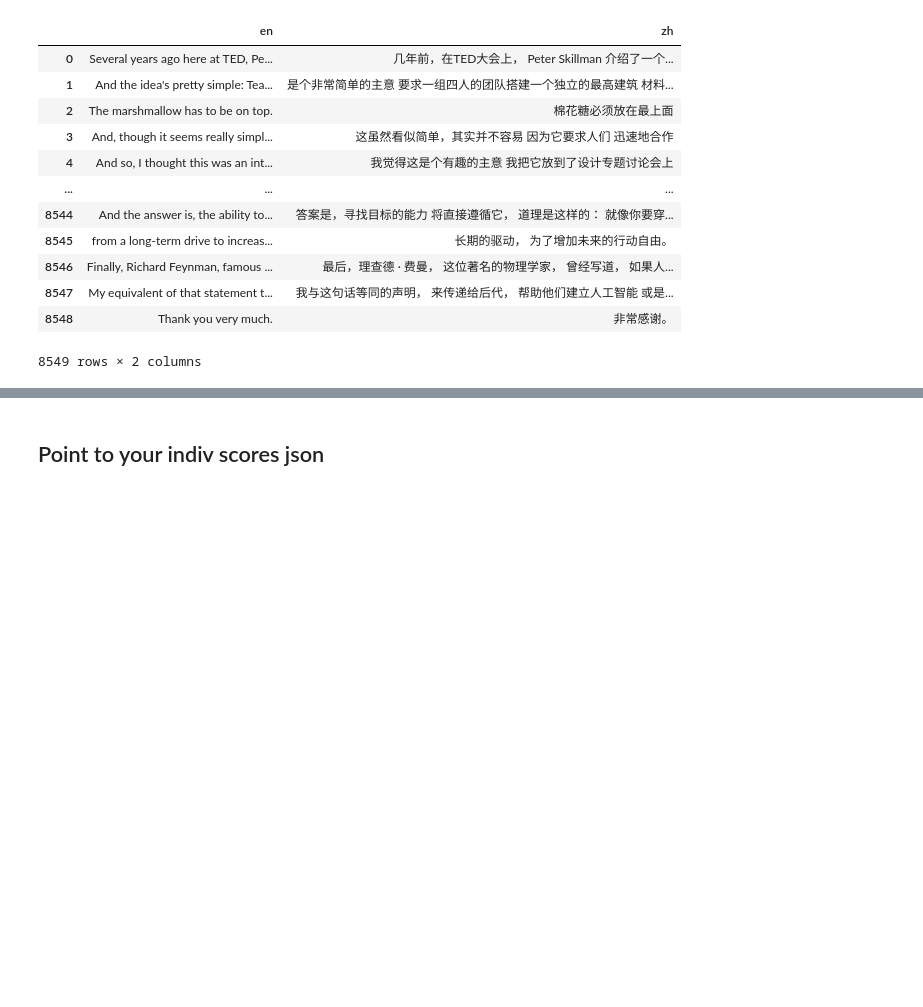
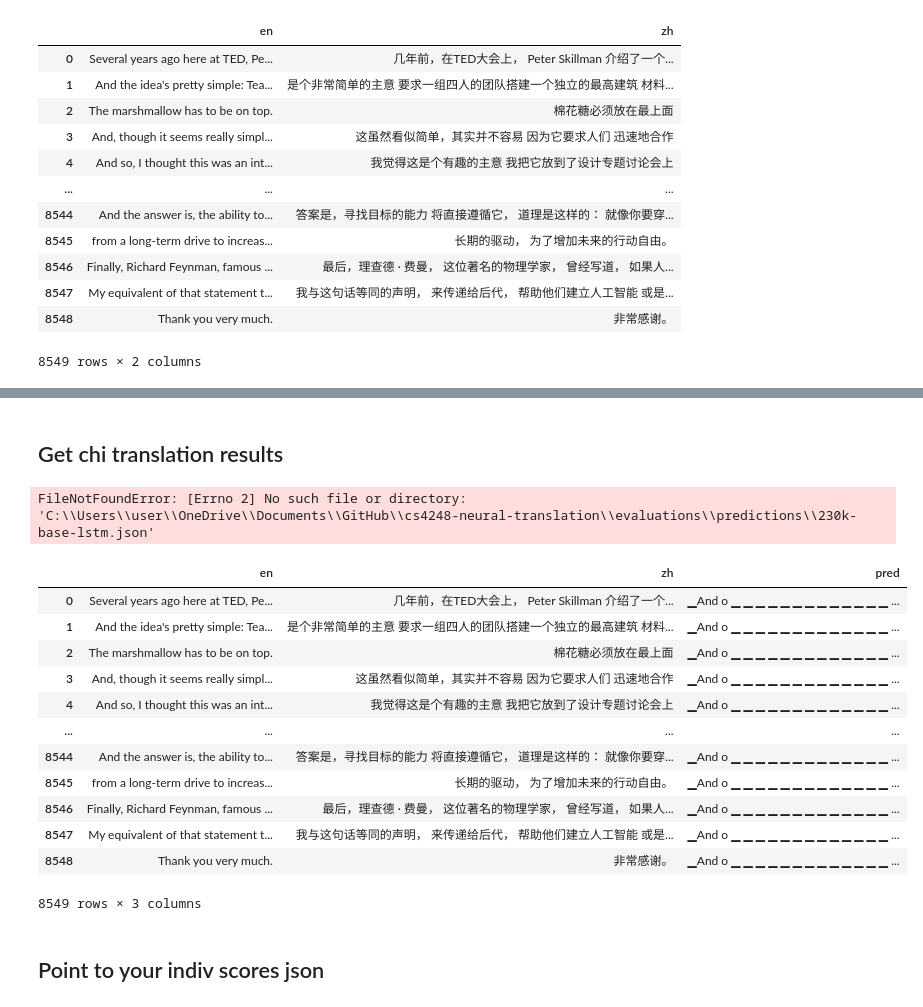
Before and after one commit to SeeuSim/cs4248-neural-translation, a Jupyter notebook: evaluations/plot generation/score_by_sent_len.ipynb, the cells around one changed output, grey strips where cells are left out. Cells and saved outputs as stored; diff of their text form; code cells hidden in the pictures; blank space fills up the shorter version.

```diff
--- a/evaluations/plot generation/score_by_sent_len.ipynb
+++ b/evaluations/plot generation/score_by_sent_len.ipynb
@@ -49,3 +80,49 @@ train_df
+# %% [markdown]
+## Get chi translation results
+# %%
+PREDICTION_FILE = r"C:\Users\user\OneDrive\Documents\GitHub\cs4248-neural-translation\evaluations\predictions\230k-results\230k-base-lstm.json"
+REFERENCE_FILE = r"C:\Users\user\OneDrive\Documents\GitHub\cs4248-neural-translation\tokenisation\data\iwslt2017-en-zh-test.zh"
+
+predictions = []
+reference = []
+
+with open(f'{PREDICTION_FILE}', 'r', encoding='utf-8') as f:
+    raw = f.read()
+    pdict = json.loads(raw)
+    if "predicted" in pdict:
+        predictions = [*predictions, *pdict['predicted']]
+
+with open(f'{REFERENCE_FILE}', 'r',encoding='utf-8') as f:
+    reference = [*reference, *(f.readlines())]
+
+assert len(predictions) == len(reference), \
+    'Received a wrong number of predictions. ' + \
+    'Ensure that you have generated predictions for the whole test set. \n\n' + \
+    f'Predictions Length: {len(predictions)}, Expected: {len(reference)}'
+
+predictions = list(map(lambda s: s or '⁇', predictions))
+refs = [[r] for r in reference]
+sys = [str(p).rstrip() for p in predictions]
+# %% [output]
+FileNotFoundError: [Errno 2] No such file or directory: 'C:\\Users\\user\\OneDrive\\Documents\\GitHub\\cs4248-neural-translation\\evaluations\\predictions\\230k-base-lstm.json'
+# %%
+train_df['pred'] = sys
+
+train_df
+# %% [output]
+|  | en | zh | pred |
+| 0 | Several years ago here at TED, Pe... | 几年前，在TED大会上， Peter Skillman 介绍了一个... | ▁And o ▁ ▁ ▁ ▁ ▁ ▁ ▁ ▁ ▁ ▁ ▁ ▁ ▁ ... |
+| 1 | And the idea's pretty simple: Tea... | 是个非常简单的主意 要求一组四人的团队搭建一个独立的最高建筑 材料... | ▁And o ▁ ▁ ▁ ▁ ▁ ▁ ▁ ▁ ▁ ▁ ▁ ▁ ▁ ... |
+| 2 | The marshmallow has to be on top. | 棉花糖必须放在最上面 | ▁And o ▁ ▁ ▁ ▁ ▁ ▁ ▁ ▁ ▁ ▁ ▁ ▁ ▁ ... |
+| 3 | And, though it seems really simpl... | 这虽然看似简单，其实并不容易 因为它要求人们 迅速地合作 | ▁And o ▁ ▁ ▁ ▁ ▁ ▁ ▁ ▁ ▁ ▁ ▁ ▁ ▁ ... |
+| 4 | And so, I thought this was an int... | 我觉得这是个有趣的主意 我把它放到了设计专题讨论会上 | ▁And o ▁ ▁ ▁ ▁ ▁ ▁ ▁ ▁ ▁ ▁ ▁ ▁ ▁ ... |
+| ... | ... | ... | ... |
+| 8544 | And the answer is, the ability to... | 答案是，寻找目标的能力 将直接遵循它， 道理是这样的： 就像你要穿... | ▁And o ▁ ▁ ▁ ▁ ▁ ▁ ▁ ▁ ▁ ▁ ▁ ▁ ▁ ... |
+| 8545 | from a long-term drive to increas... | 长期的驱动， 为了增加未来的行动自由。 | ▁And o ▁ ▁ ▁ ▁ ▁ ▁ ▁ ▁ ▁ ▁ ▁ ▁ ▁ ... |
+| 8546 | Finally, Richard Feynman, famous ... | 最后，理查德 · 费曼， 这位著名的物理学家， 曾经写道， 如果人... | ▁And o ▁ ▁ ▁ ▁ ▁ ▁ ▁ ▁ ▁ ▁ ▁ ▁ ▁ ... |
+| 8547 | My equivalent of that statement t... | 我与这句话等同的声明， 来传递给后代， 帮助他们建立人工智能 或是... | ▁And o ▁ ▁ ▁ ▁ ▁ ▁ ▁ ▁ ▁ ▁ ▁ ▁ ▁ ... |
+| 8548 | Thank you very much. | 非常感谢。 | ▁And o ▁ ▁ ▁ ▁ ▁ ▁ ▁ ▁ ▁ ▁ ▁ ▁ ▁ ... |
+8549 rows × 3 columns
 # %% [markdown]
 ## Point to your indiv scores json
 # %%
```
Also changed, not shown: parts of 11 cells of this notebook, 16 other files.
